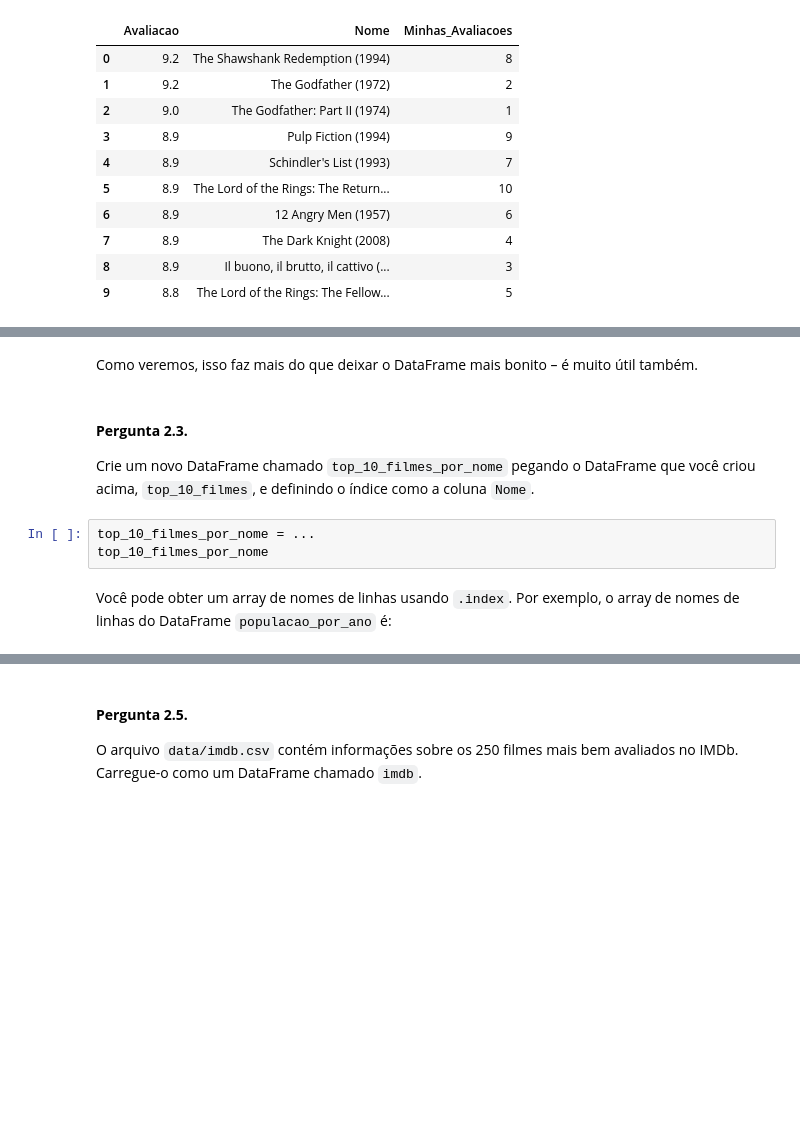
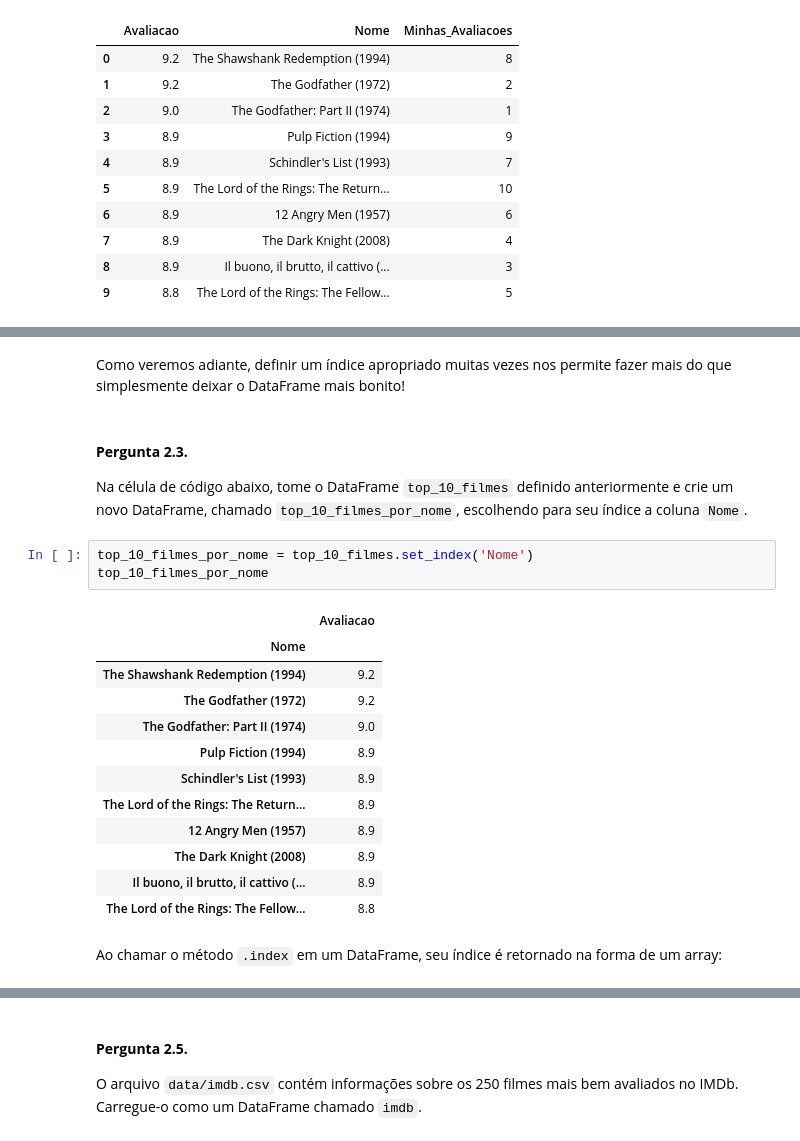
Before and after one commit to urielmoreirasilva/ICX532, a Jupyter notebook: labs_gabs/Laboratório 1 – Arrays e DataFrames (gabarito)/Laboratório 1 – Arrays e DataFrames (gabarito).ipynb, the cells around one changed output, grey strips where cells are left out. Cells and saved outputs as stored; diff of their text form; blank space fills up the shorter version.

```diff
--- a/labs_gabs/Laboratório 1 – Arrays e DataFrames (gabarito)/Laboratório 1 – Arrays e DataFrames (gabarito).ipynb
+++ b/labs_gabs/Laboratório 1 – Arrays e DataFrames (gabarito)/Laboratório 1 – Arrays e DataFrames (gabarito).ipynb
@@ -584,13 +603,26 @@ populacao_por_ano
 # %% [markdown]
-Como veremos, isso faz mais do que deixar o DataFrame mais bonito – é muito útil também.
+Como veremos adiante, definir um índice apropriado muitas vezes nos permite fazer mais do que simplesmente deixar o DataFrame mais bonito!
 # %% [markdown]
 #### **Pergunta 2.3.**
 
-Crie um novo DataFrame chamado `top_10_filmes_por_nome` pegando o DataFrame que você criou acima, `top_10_filmes`, e definindo o índice como a coluna `Nome`.
+Na célula de código abaixo, tome o DataFrame `top_10_filmes` definido anteriormente e crie um novo DataFrame, chamado `top_10_filmes_por_nome`, escolhendo para seu índice a coluna `Nome`.
 # %%
-top_10_filmes_por_nome = ...
+top_10_filmes_por_nome = top_10_filmes.set_index('Nome')
 top_10_filmes_por_nome
+# %% [output]
+|  | Avaliacao |
+| Nome |  |
+| The Shawshank Redemption (1994) | 9.2 |
+| The Godfather (1972) | 9.2 |
+| The Godfather: Part II (1974) | 9.0 |
+| Pulp Fiction (1994) | 8.9 |
+| Schindler's List (1993) | 8.9 |
+| The Lord of the Rings: The Return... | 8.9 |
+| 12 Angry Men (1957) | 8.9 |
+| The Dark Knight (2008) | 8.9 |
+| Il buono, il brutto, il cattivo (... | 8.9 |
+| The Lord of the Rings: The Fellow... | 8.8 |
-# %% [markdown]
-Você pode obter um array de nomes de linhas usando `.index`. Por exemplo, o array de nomes de linhas do DataFrame `populacao_por_ano` é:
+# %% [markdown]
+Ao chamar o método `.index` em um DataFrame, seu índice é retornado na forma de um array:
 # %%
 populacao_por_ano.index
```
Also changed, not shown: parts of 9 cells of this notebook, 2 other files.
